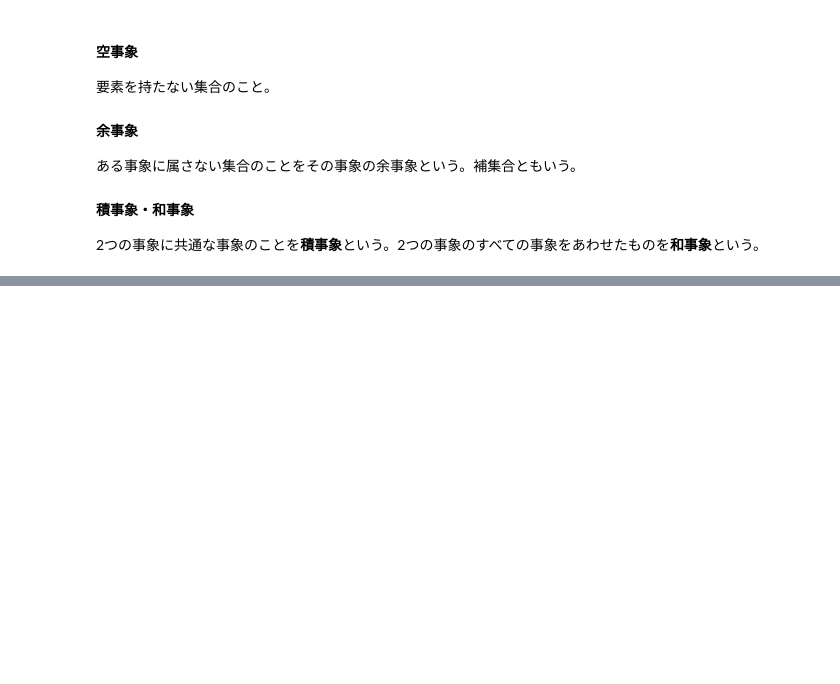
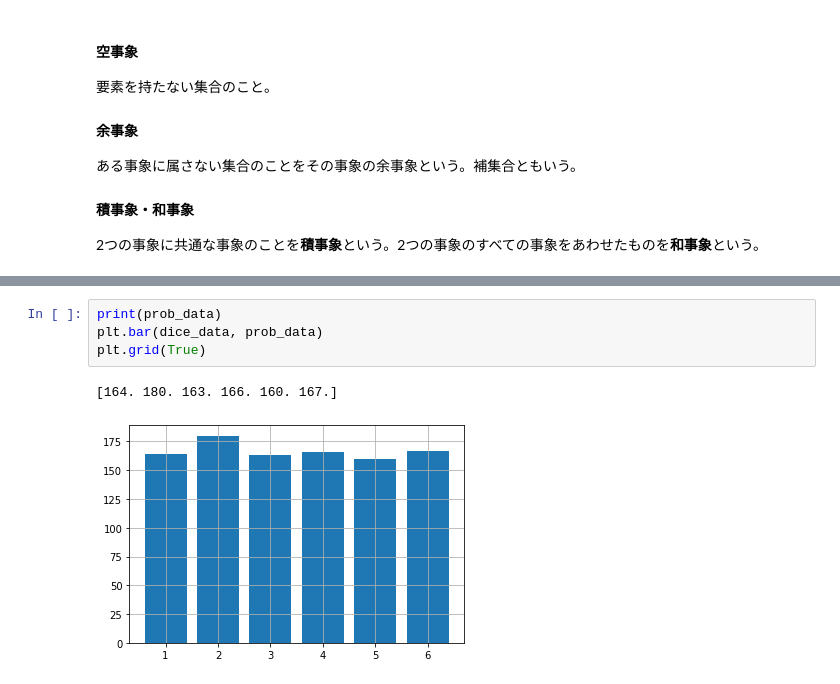
Before and after one commit to kanameg/data_scientist_training_cource, a Jupyter notebook: python/src/ data_scientist_training_chap4.ipynb, the cells around one changed output, grey strips where cells are left out. Cells and saved outputs as stored; diff of their text form; blank space fills up the shorter version.

```diff
--- a/python/src/ data_scientist_training_chap4.ipynb
+++ b/python/src/ data_scientist_training_chap4.ipynb
@@ -54,0 +102,7 @@ for n in dice_data:
+# %%
+print(prob_data)
+plt.bar(dice_data, prob_data)
+plt.grid(True)
+# %% [output]
+[164. 180. 163. 166. 160. 167.]
+[figure, added]
```
Also changed, not shown: parts of 8 cells of this notebook.
